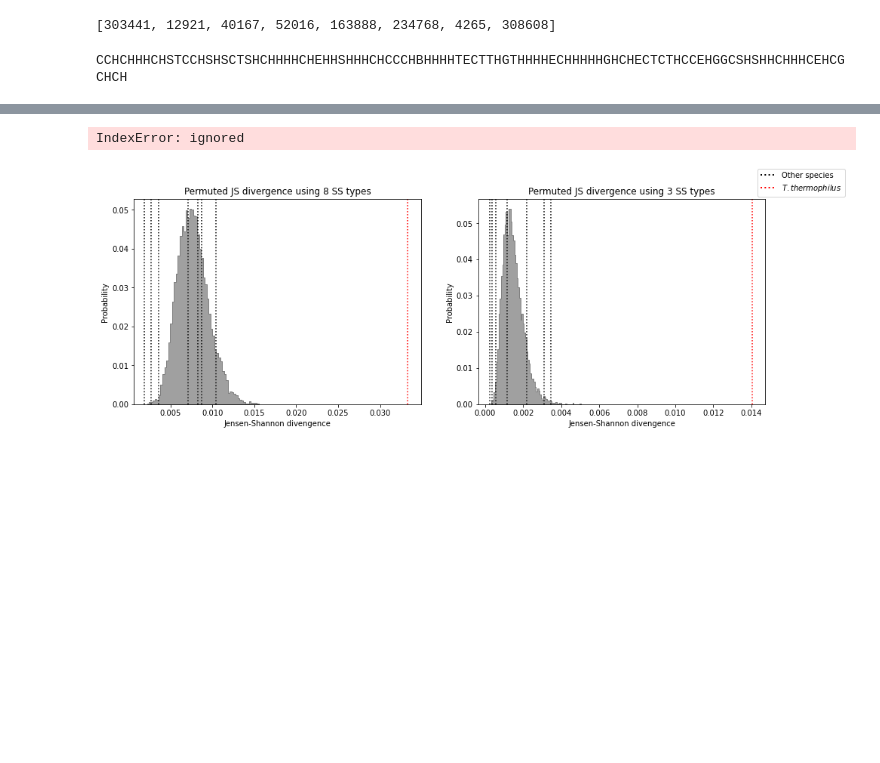
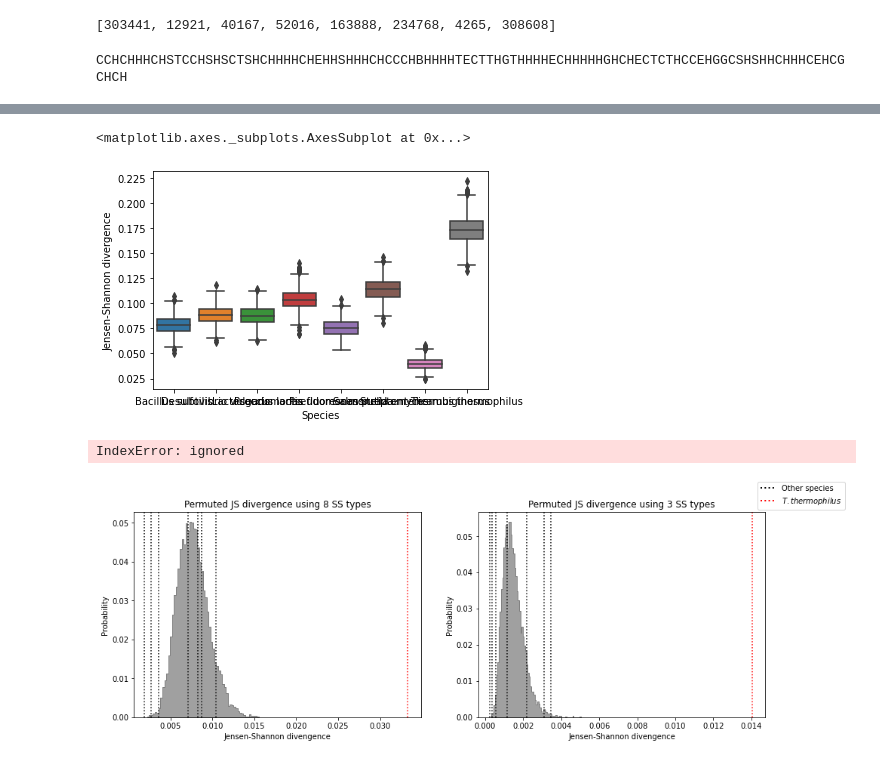
Before and after one commit to alibekk93/project-protein_folding_distances, a Jupyter notebook: SS_and_expression_systems_noFilter.ipynb, the cells around one changed output, grey strips where cells are left out. Cells and saved outputs as stored; diff of their text form; code cells hidden in the pictures; blank space fills up the shorter version.

```diff
--- a/SS_and_expression_systems_noFilter.ipynb
+++ b/SS_and_expression_systems_noFilter.ipynb
@@ -705,0 +712,2 @@ pd.DataFrame(JSD3_resampled).plot(kind='box')
+# %%
+resampled_JSD = {8:JSD8_resampled, 3:JSD3_resampled}
@@ -705,0 +719,2 @@ pd.DataFrame(JSD3_resampled).plot(kind='box')
+# %%
+data = pd.DataFrame(resampled_JSD[8]).melt(var_name='Species', value_name='Jensen-Shannon divergence')
@@ -706,3 +737,8 @@ pd.DataFrame(JSD3_resampled).plot(kind='box')
+# %%
+sns.boxplot(data=data, x='Species', y='Jensen-Shannon divergence')
+# %% [output]
+<matplotlib.axes._subplots.AxesSubplot at 0x...>
+[figure, added]
 # %%
 def resample_seqs_to_CMs(species, df=protein_SS_df, seq_len=1000):
 
```
Also changed, not shown: parts of 4 cells of this notebook.
